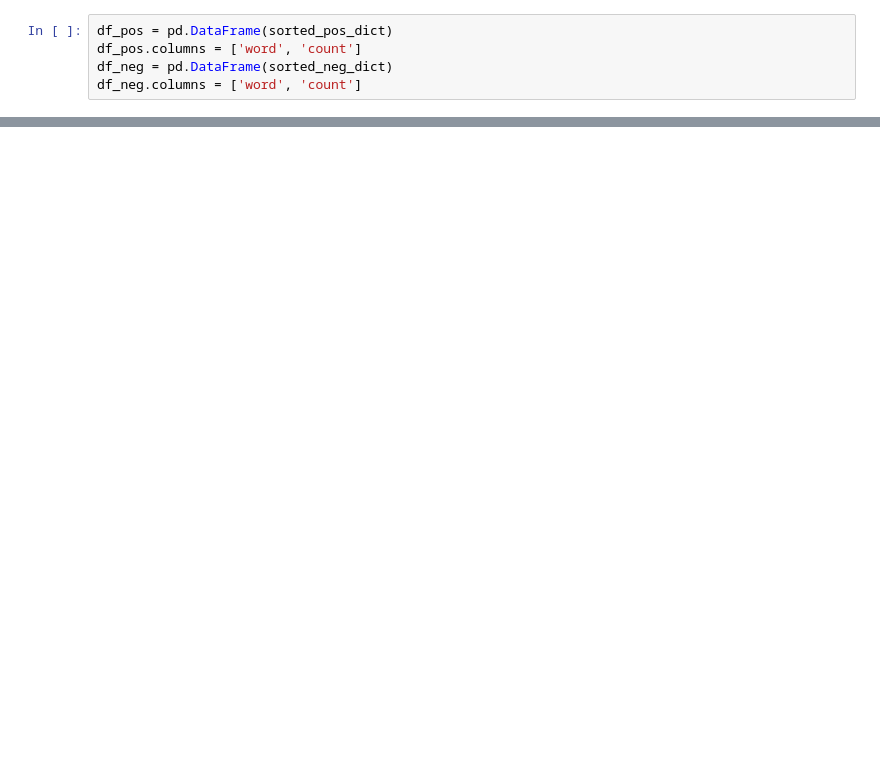
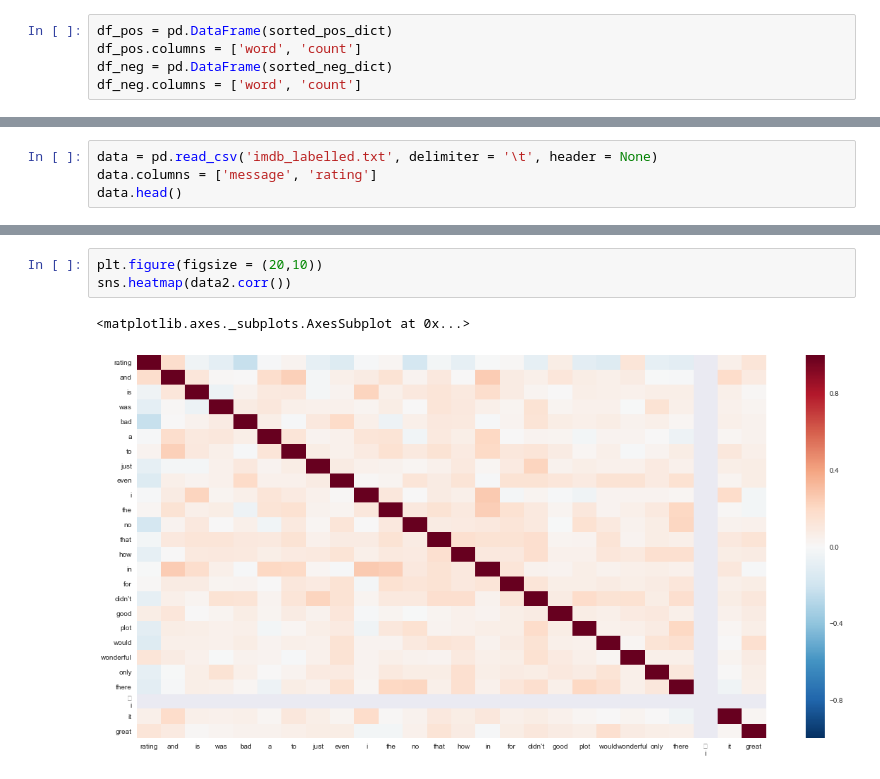
Before and after one commit to Kstengy/DataScience-Projects, a Jupyter notebook: Naive Bayes model build.ipynb, the cells around one changed output, grey strips where cells are left out. Drawn from its saved outputs; the diff is of its cells as text; blank space fills up the shorter version.

```diff
--- a/Naive Bayes model build.ipynb
+++ b/Naive Bayes model build.ipynb
@@ -216,0 +173,4 @@ posneg_df.sort_values(by = 'difference', ascending = False)
+# %%
+data = pd.read_csv('imdb_labelled.txt', delimiter = '\t', header = None)
+data.columns = ['message', 'rating']
+data.head()
@@ -216,0 +240,6 @@ posneg_df.sort_values(by = 'difference', ascending = False)
+# %%
+plt.figure(figsize = (20,10))
+sns.heatmap(data2.corr())
+# %% [output]
+<matplotlib.axes._subplots.AxesSubplot at 0x...>
+[figure, added]
```
Also changed, not shown: parts of 32 cells of this notebook.
